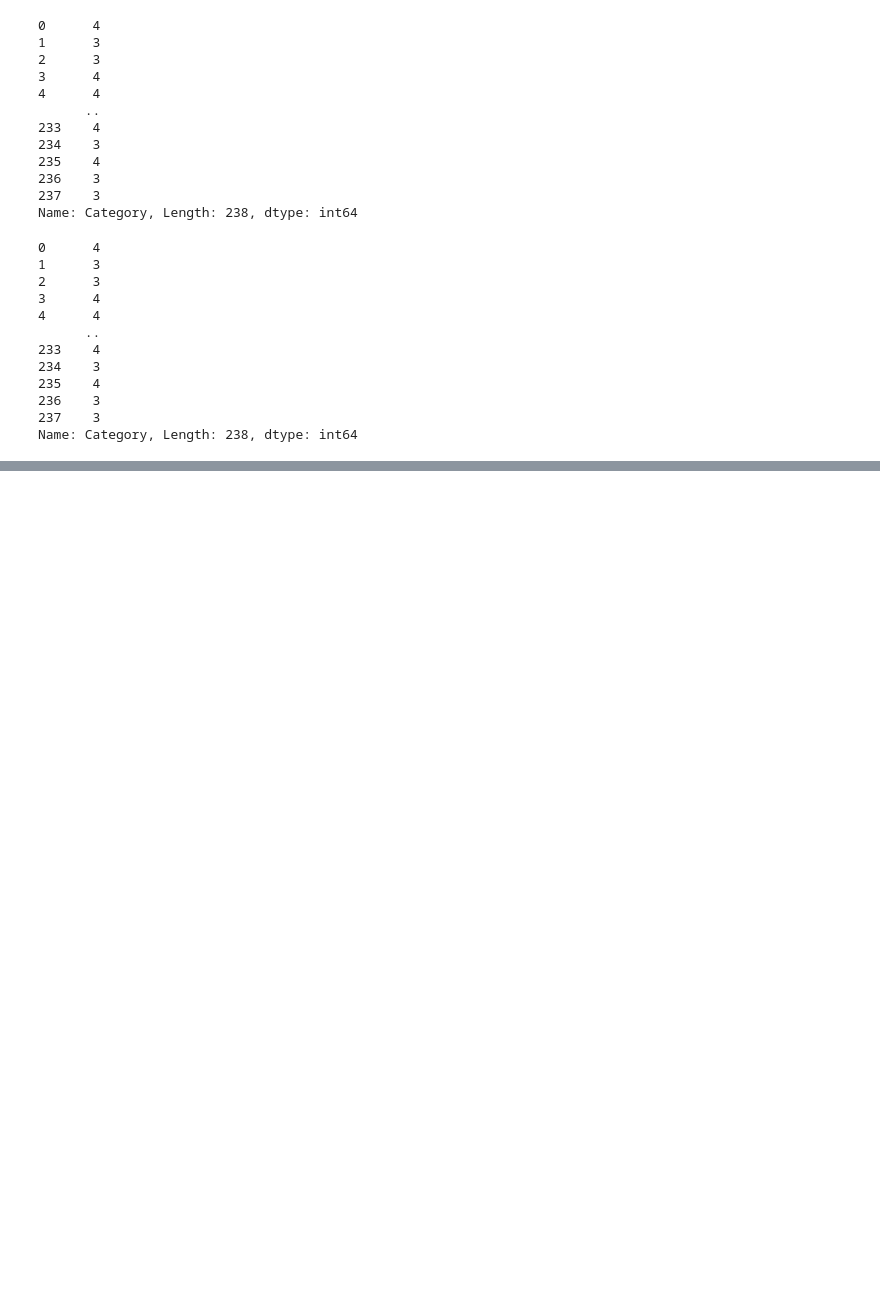
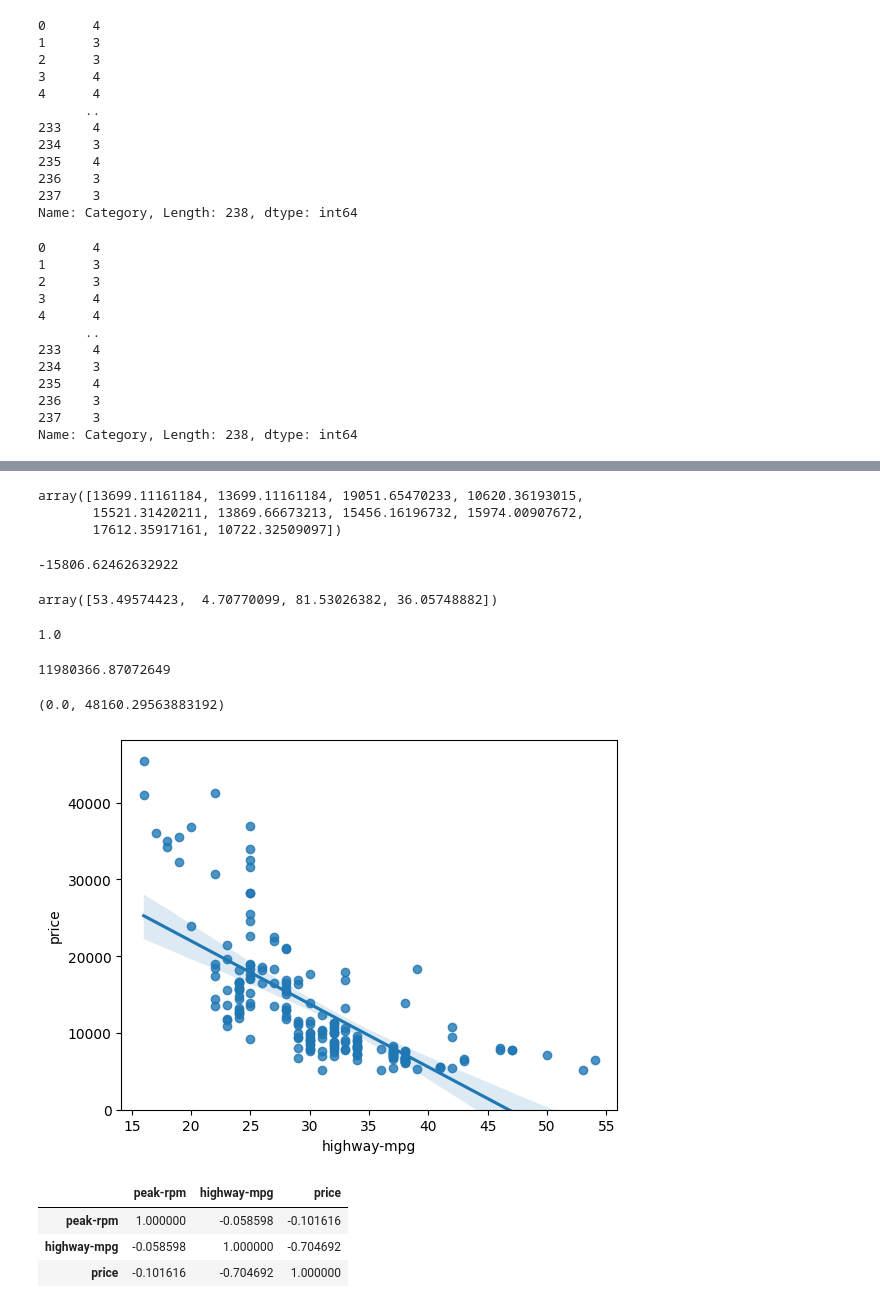
Before and after one commit to Jameers23/Data-Science, a Jupyter notebook: Data Analysis using Python/Data_Analysis.ipynb, the cells around one changed output, grey strips where cells are left out. Drawn from its saved outputs; the diff is of its cells as text; code cells hidden in the pictures; blank space fills up the shorter version.

```diff
--- a/Data Analysis using Python/Data_Analysis.ipynb
+++ b/Data Analysis using Python/Data_Analysis.ipynb
@@ -155,0 +749,3 @@ Name: Category, Length: 238, dtype: int64
+# %%
+file_path= "https://cf-courses-data.s3.us.cloud-object-storage.appdomain.cloud/IBMDeveloperSkillsNetwork-DA0101EN-SkillsNetwork/labs/Data%20files/automobileEDA.csv"
+df3 = pd.read_csv(file_path)
@@ -155,0 +833,36 @@ Name: Category, Length: 238, dtype: int64
+# %%
+y1 = lr1.predict(Z)
+y1[:10]
+# %% [output]
+array([13699.11161184, 13699.11161184, 19051.65470233, 10620.36193015,
+       15521.31420211, 13869.66673213, 15456.16196732, 15974.00907672,
+       17612.35917161, 10722.32509097])
+# %%
+lr1.intercept_
+# %% [output]
+-15806.62462632922
+# %%
+lr1.coef_
+# %% [output]
+array([53.49574423,  4.70770099, 81.53026382, 36.05748882])
+# %%
+lr1.score(Z,y1)
+# %% [output]
+1.0
+# %%
+mean_squared_error(Y, y1)
+# %% [output]
+11980366.87072649
+# %%
+sns.regplot(x="highway-mpg", y="price", data=df3)
+plt.ylim(0,)
+# %% [output]
+(0.0, 48160.29563883192)
+[figure, added]
+# %%
+df3[["peak-rpm","highway-mpg","price"]].corr()
+# %% [output]
+|  | peak-rpm | highway-mpg | price |
+| peak-rpm | 1.000000 | -0.058598 | -0.101616 |
+| highway-mpg | -0.058598 | 1.000000 | -0.704692 |
+| price | -0.101616 | -0.704692 | 1.000000 |
```
Also changed, not shown: parts of 101 cells of this notebook, 5 other files.
